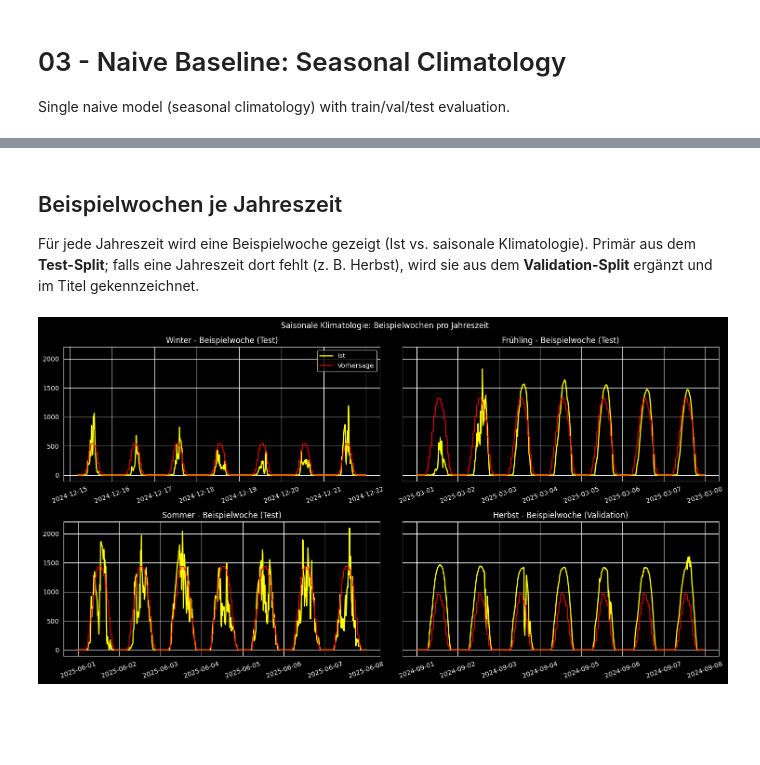
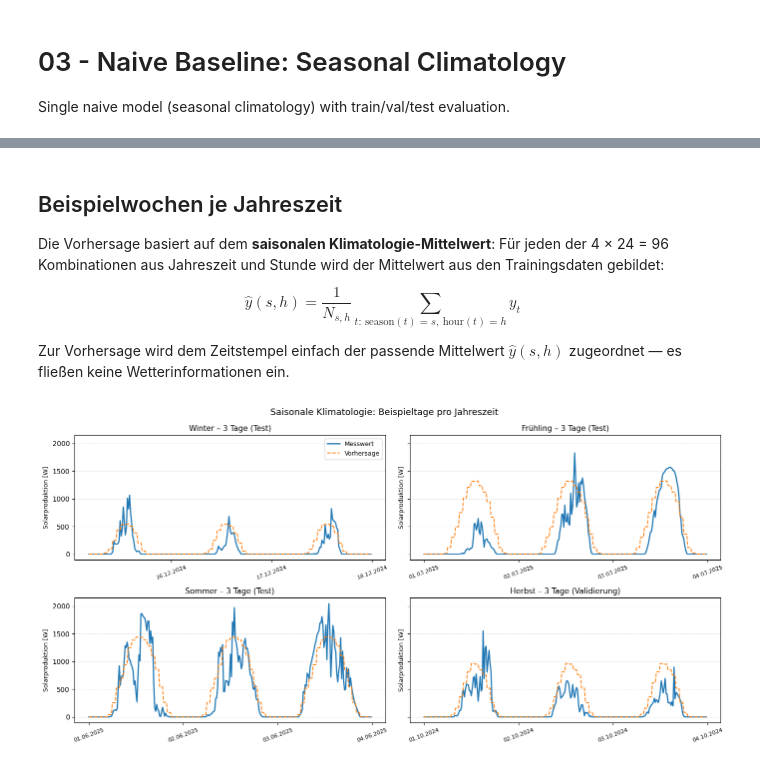
Before and after one commit to Anni075/KI-Project, a Jupyter notebook: notebooks/models/00_naive_baseline.ipynb, the cells around one changed output, grey strips where cells are left out. Saved outputs shown, nothing was run; the diff lists cells and outputs as text; code cells hidden in the pictures; blank space fills up the shorter version.

```diff
--- a/notebooks/models/00_naive_baseline.ipynb
+++ b/notebooks/models/00_naive_baseline.ipynb
@@ -47,56 +47,72 @@ pred_test = predict_climatological_mean_by_season(seasonal_means, test).set_axis
 # %% [markdown]
 ## Beispielwochen je Jahreszeit
 
-Für jede Jahreszeit wird eine Beispielwoche gezeigt (Ist vs. saisonale Klimatologie). Primär aus dem **Test-Split**; falls eine Jahreszeit dort fehlt (z. B. Herbst), wird sie aus dem **Validation-Split** ergänzt und im Titel gekennzeichnet.
+Die Vorhersage basiert auf dem **saisonalen Klimatologie-Mittelwert**: Für jeden der 4 × 24 = 96 Kombinationen aus Jahreszeit und Stunde wird der Mittelwert aus den Trainingsdaten gebildet:
+
+$$\hat{y}(s, h) = \frac{1}{N_{s,h}} \sum_{t:\,\text{season}(t)=s,\,\text{hour}(t)=h} y_t$$
+
+Zur Vorhersage wird dem Zeitstempel einfach der passende Mittelwert $\hat{y}(s, h)$ zugeordnet — es fließen keine Wetterinformationen ein.
 # %%
+import matplotlib.dates as mdates
+
 SEASON_MAP = {12: 'Winter', 1: 'Winter', 2: 'Winter',
               3: 'Frühling', 4: 'Frühling', 5: 'Frühling',
               6: 'Sommer', 7: 'Sommer', 8: 'Sommer',
               9: 'Herbst', 10: 'Herbst', 11: 'Herbst'}
 SEASON_ORDER = ['Winter', 'Frühling', 'Sommer', 'Herbst']
 
 def add_plot_cols(df_split, y_true_s, y_pred_s):
     out = df_split.copy()
     out['y_true'] = y_true_s.values
     out['y_pred'] = y_pred_s.values
     out['season'] = out['timestamp'].dt.month.map(SEASON_MAP)
     return out
 
 test_plot = add_plot_cols(test, y_test, pred_test)
-val_plot = add_plot_cols(val, y_val, pred_val)
+val_plot  = add_plot_cols(val,  y_val,  pred_val)
 
-def pick_example_week(df, season_name):
+def pick_example_days(df, season_name, n_days=3, offset_days=0):
     sub = df[df['season'] == season_name].copy().sort_values('timestamp')
     if sub.empty:
         return None
-    start = sub['timestamp'].min().floor('D')
-    end = start + pd.Timedelta(days=7)
-    week = sub[(sub['timestamp'] >= start) & (sub['timestamp'] < end)]
-    return week if not week.empty else sub
+    start = sub['timestamp'].min().floor('D') + pd.Timedelta(days=offset_days)
+    end = start + pd.Timedelta(days=n_days)
+    window = sub[(sub['timestamp'] >= start) & (sub['timestamp'] < end)]
+    return window if not window.empty else sub
 
-fig, axes = plt.subplots(2, 2, figsize=(15, 8), sharey=True)
+SEASON_OFFSETS = {'Winter': 0, 'Frühling': 0, 'Sommer': 0, 'Herbst': 30}
+
+fig, axes = plt.subplots(2, 2, figsize=(14, 7), sharey=True)
+fig.patch.set_facecolor('white')
+
 for ax, season_name in zip(axes.flat, SEASON_ORDER):
-    week = pick_example_week(test_plot, season_name)
+    offset = SEASON_OFFSETS.get(season_name, 0)
+    days = pick_example_days(test_plot, season_name, n_days=3, offset_days=offset)
     source_label = 'Test'
-    if week is None:
-        week = pick_example_week(val_plot, season_name)
-        source_label = 'Validation'
-    if week is None:
+    if days is None:
+        days = pick_example_days(val_plot, season_name, n_days=3, offset_days=offset)
+        source_label = 'Validierung'
+    if days is None:
         ax.set_title(f'{season_name} (keine Daten)')
         ax.axis('off')
         continue
 
-    ax.plot(week['timestamp'], week['y_true'], label='Ist', color='yellow', linewidth=1.8)
-    ax.plot(week['timestamp'], week['y_pred'], label='Vorhersage', color='red', linewidth=1.4)
-    ax.set_title(f'{season_name} - Beispielwoche ({source_label})')
-    ax.tick_params(axis='x', rotation=20)
+    ax.set_facecolor('white')
+    ax.plot(days['timestamp'], days['y_true'], label='Messwert',   color='tab:blue',   linewidth=1.8)
+    ax.plot(days['timestamp'], days['y_pred'], label='Vorhersage', color='tab:orange', linewidth=1.4, linestyle='--')
+    ax.set_title(f'{season_name} – 3 Tage ({source_label})', fontsize=11)
+    ax.set_ylabel('Solarproduktion [W]', fontsize=9)
+    ax.xaxis.set_major_formatter(mdates.DateFormatter('%d.%m.%Y'))
+    ax.xaxis.set_major_locator(mdates.DayLocator())
+    ax.tick_params(axis='x', rotation=20, labelsize=8)
+    ax.grid(axis='y', linestyle=':', alpha=0.4, color='gray')
 
-axes[0, 0].legend(loc='upper right')
-fig.suptitle('Saisonale Klimatologie: Beispielwochen pro Jahreszeit')
+axes[0, 0].legend(loc='upper right', fontsize=9)
+fig.suptitle('Saisonale Klimatologie: Beispieltage pro Jahreszeit', fontsize=13)
 plt.tight_layout()
 plt.show()
 # %% [output]
-[figure, old version]
+[figure, new version]
 # %%
 error_overall = pd.DataFrame({
     'split': ['Validation', 'Test'],
```
Also changed, not shown: parts of 3 cells of this notebook.
